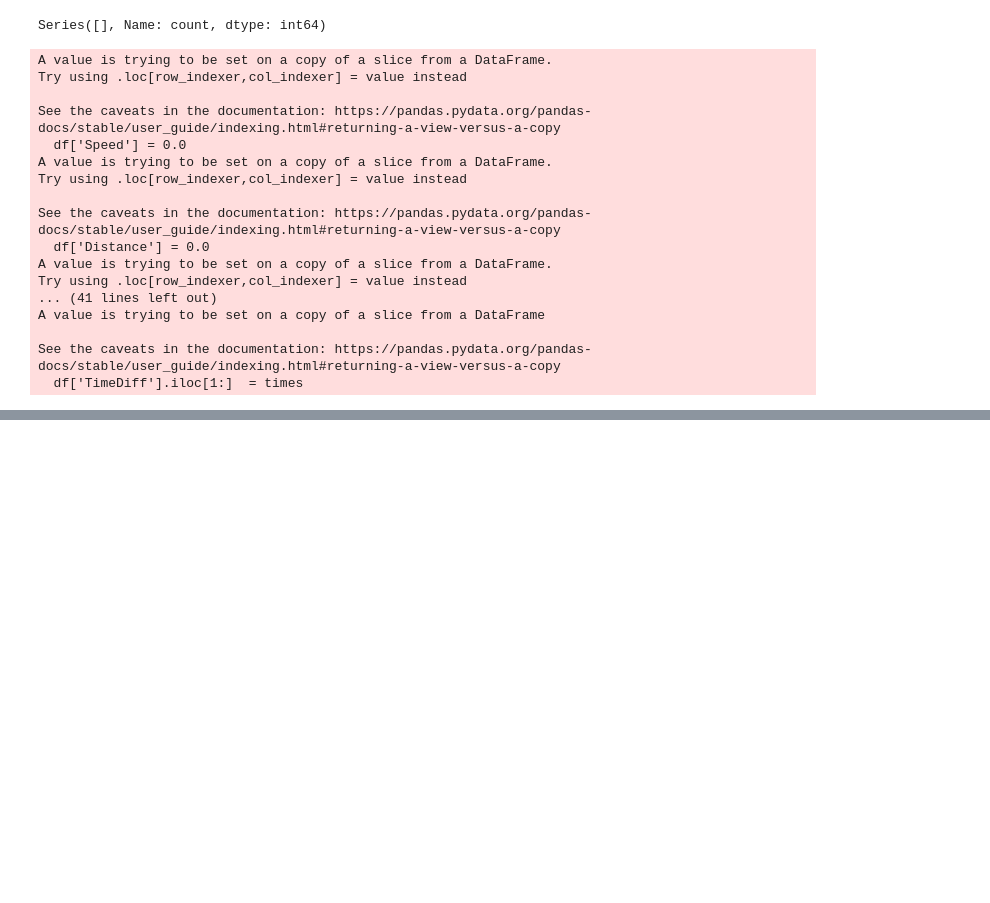
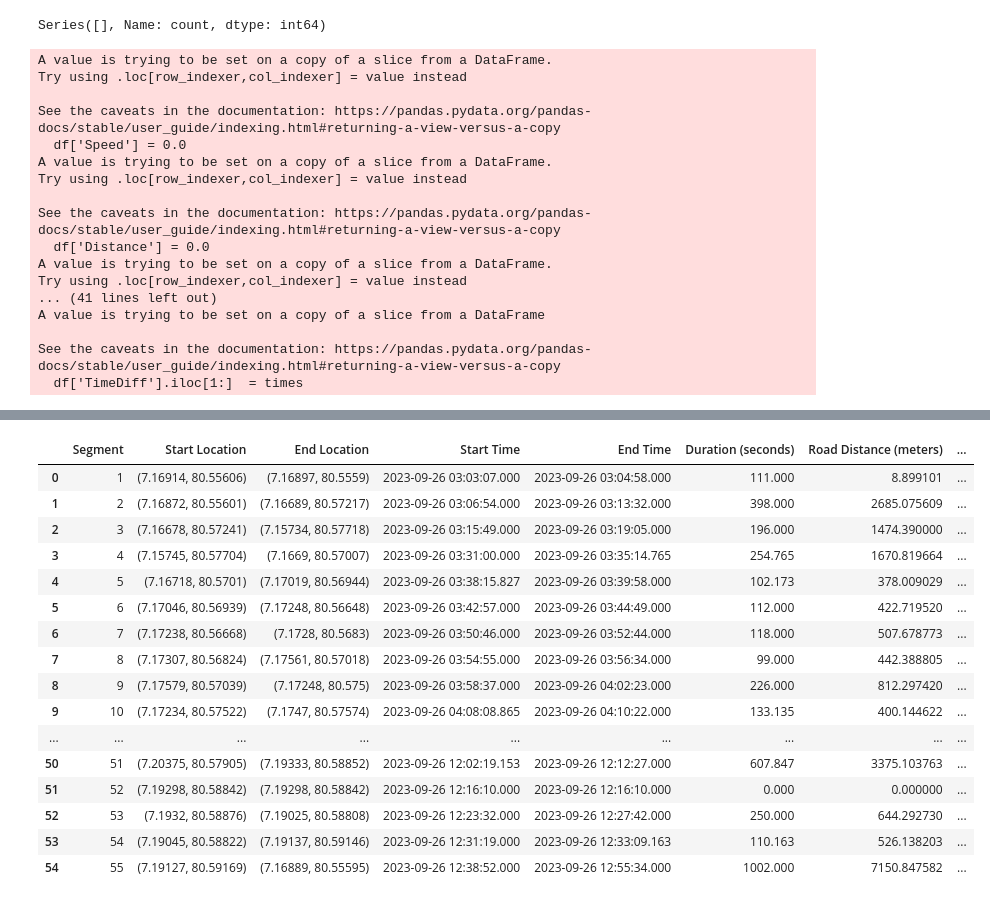
Before and after one commit to pshemach/GPS_Info, a Jupyter notebook: research/GPS_Data_Insights.ipynb, the cells around one changed output, grey strips where cells are left out. Cells and saved outputs as stored; diff of their text form; code cells hidden in the pictures; blank space fills up the shorter version.

```diff
--- a/research/GPS_Data_Insights.ipynb
+++ b/research/GPS_Data_Insights.ipynb
@@ -97,7 +104,7 @@ def detect_anomalies(df, speed_threshold=125, distance_threshold=1000):
 
 cleaned_df,_ = detect_anomalies(new_df)
 # %%
-def segment_stay_and_move_points(df, distance_threshold=20, time_threshold=60):
+def segment_stay_and_move_points(df, distance_threshold=25, time_threshold=100):
     stay_points = []
     moving_segments = []
     i = 0
@@ -140,0 +198,56 @@ len(moving_segments)
+# %%
+def get_moving_segment_info(moving_segments, api_key):
+    segment_info = []
+
+    for idx, segment in enumerate(moving_segments):
+        start_location = (segment['Latitude'].iloc[0], segment['Longitude'].iloc[0])
+        end_location = (segment['Latitude'].iloc[-1], segment['Longitude'].iloc[-1])
+
+        start_time = segment['DateTime_TimeStamp'].iloc[0]
+        end_time = segment['DateTime_TimeStamp'].iloc[-1]
+        duration = (end_time - start_time).total_seconds()
+
+        road_distance = calculate_segment_distance(segment, api_key)
+
+        if duration > 0:
+            speed = 3.6 * road_distance / duration
+        else:
+            speed = 0.0
+
+
+        segment_info.append({
+            'Segment': idx + 1,
+            'Start Location': start_location,
+            'End Location': end_location,
+            'Start Time': start_time,
+            'End Time': end_time,
+            'Duration (seconds)': duration,
+            'Road Distance (meters)': road_distance,
+            'Speed (m/s)': speed
+        })
+
+    return segment_info
+# %%
+segment_info = get_moving_segment_info(moving_segments, api_key)
+
+segment_info_df = pd.DataFrame(segment_info)
+# %%
+segment_info_df
+# %% [output]
+|  | Segment | Start Location | End Location | Start Time | End Time | Duration (seconds) | Road Distance (meters) | ... |
+| 0 | 1 | (7.16914, 80.55606) | (7.16897, 80.5559) | 2023-09-26 03:03:07.000 | 2023-09-26 03:04:58.000 | 111.000 | 8.899101 | ... |
+| 1 | 2 | (7.16872, 80.55601) | (7.16689, 80.57217) | 2023-09-26 03:06:54.000 | 2023-09-26 03:13:32.000 | 398.000 | 2685.075609 | ... |
+| 2 | 3 | (7.16678, 80.57241) | (7.15734, 80.57718) | 2023-09-26 03:15:49.000 | 2023-09-26 03:19:05.000 | 196.000 | 1474.390000 | ... |
+| 3 | 4 | (7.15745, 80.57704) | (7.1669, 80.57007) | 2023-09-26 03:31:00.000 | 2023-09-26 03:35:14.765 | 254.765 | 1670.819664 | ... |
+| 4 | 5 | (7.16718, 80.5701) | (7.17019, 80.56944) | 2023-09-26 03:38:15.827 | 2023-09-26 03:39:58.000 | 102.173 | 378.009029 | ... |
+| 5 | 6 | (7.17046, 80.56939) | (7.17248, 80.56648) | 2023-09-26 03:42:57.000 | 2023-09-26 03:44:49.000 | 112.000 | 422.719520 | ... |
+| 6 | 7 | (7.17238, 80.56668) | (7.1728, 80.5683) | 2023-09-26 03:50:46.000 | 2023-09-26 03:52:44.000 | 118.000 | 507.678773 | ... |
+| 7 | 8 | (7.17307, 80.56824) | (7.17561, 80.57018) | 2023-09-26 03:54:55.000 | 2023-09-26 03:56:34.000 | 99.000 | 442.388805 | ... |
+| 8 | 9 | (7.17579, 80.57039) | (7.17248, 80.575) | 2023-09-26 03:58:37.000 | 2023-09-26 04:02:23.000 | 226.000 | 812.297420 | ... |
+| 9 | 10 | (7.17234, 80.57522) | (7.1747, 80.57574) | 2023-09-26 04:08:08.865 | 2023-09-26 04:10:22.000 | 133.135 | 400.144622 | ... |
+| ... | ... | ... | ... | ... | ... | ... | ... | ... |
+| 50 | 51 | (7.20375, 80.57905) | (7.19333, 80.58852) | 2023-09-26 12:02:19.153 | 2023-09-26 12:12:27.000 | 607.847 | 3375.103763 | ... |
+| 51 | 52 | (7.19298, 80.58842) | (7.19298, 80.58842) | 2023-09-26 12:16:10.000 | 2023-09-26 12:16:10.000 | 0.000 | 0.000000 | ... |
+| 52 | 53 | (7.1932, 80.58876) | (7.19025, 80.58808) | 2023-09-26 12:23:32.000 | 2023-09-26 12:27:42.000 | 250.000 | 644.292730 | ... |
+| 53 | 54 | (7.19045, 80.58822) | (7.19137, 80.59146) | 2023-09-26 12:31:19.000 | 2023-09-26 12:33:09.163 | 110.163 | 526.138203 | ... |
+| 54 | 55 | (7.19127, 80.59169) | (7.16889, 80.55595) | 2023-09-26 12:38:52.000 | 2023-09-26 12:55:34.000 | 1002.000 | 7150.847582 | ... |
```
Also changed, not shown: parts of 11 cells of this notebook, 4 other files.
